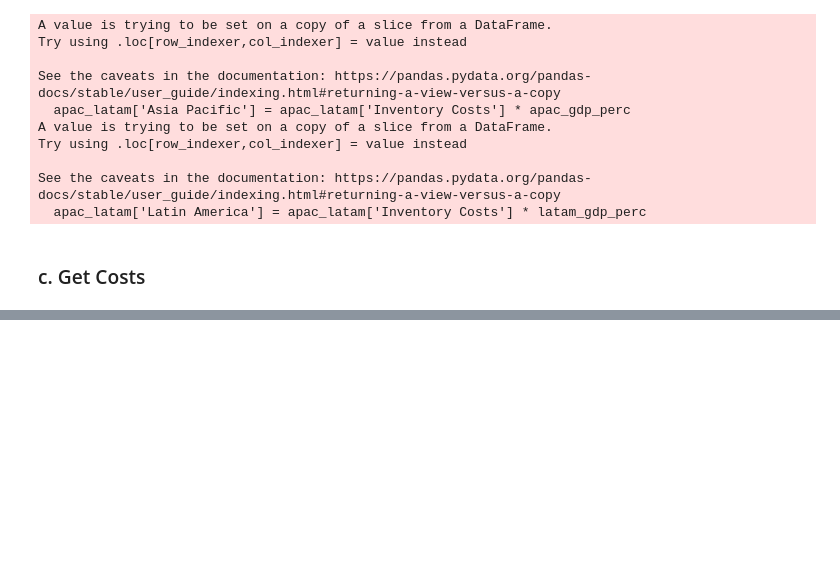
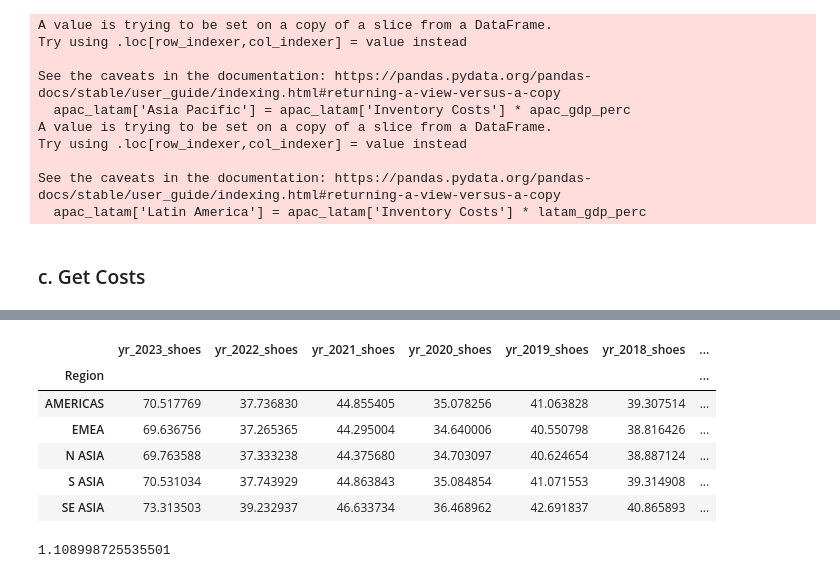
Before and after one commit to jasonjiajs/15.093_optimization_methods, a Jupyter notebook: 1_DataPrep.ipynb, the cells around one changed output, grey strips where cells are left out. Saved outputs shown, nothing was run; the diff lists cells and outputs as text; code cells hidden in the pictures; blank space fills up the shorter version.

```diff
--- a/1_DataPrep.ipynb
+++ b/1_DataPrep.ipynb
@@ -238,7 +244,7 @@ holding_cost_perc = pd.DataFrame({'Region': regions, 'Hold_Cost_perc': region_ho
 # %%
 costs = costs.merge(holding_cost_perc,
                     how = 'inner',
-                    on = 'Region')
+                    on = 'Year')
 # %%
 costs['inventory_costs_holding'] = costs['inventory_costs'] * costs['Hold_Cost_perc']
 costs['inventory_costs_goods'] = costs['inventory_costs'] * (1 - costs['Hold_Cost_perc'])
@@ -277,0 +285,6 @@ cost_output.to_csv('cost.csv')
+# %%
+final_df = perc_shoes_produced.copy()
+for i in range(0,perc_shoes_produced.shape[1]):
+    col = final_df.columns[i]
+    final_df[col] = final_df[col] * sales[i] * 1e6
+final_df = final_df / availability
@@ -277,0 +301,15 @@ cost_output.to_csv('cost.csv')
+# %%
+for i in range(0, final_df.shape[0]):
+    for j in range(0, final_df.shape[1]):
+        np.random.seed(i)
+        final_df.iloc[i,j] = final_df.iloc[i,j] * (1+ np.random.rand()/10)
+# %%
+final_df
+# %% [output]
+|  | yr_2023_shoes | yr_2022_shoes | yr_2021_shoes | yr_2020_shoes | yr_2019_shoes | yr_2018_shoes | ... |
+| Region |  |  |  |  |  |  | ... |
+| AMERICAS | 70.517769 | 37.736830 | 44.855405 | 35.078256 | 41.063828 | 39.307514 | ... |
+| EMEA | 69.636756 | 37.265365 | 44.295004 | 34.640006 | 40.550798 | 38.816426 | ... |
+| N ASIA | 69.763588 | 37.333238 | 44.375680 | 34.703097 | 40.624654 | 38.887124 | ... |
+| S ASIA | 70.531034 | 37.743929 | 44.863843 | 35.084854 | 41.071553 | 39.314908 | ... |
+| SE ASIA | 73.313503 | 39.232937 | 46.633734 | 36.468962 | 42.691837 | 40.865893 | ... |
@@ -277,0 +318,4 @@ cost_output.to_csv('cost.csv')
+# %%
+(1+ np.random.rand()/4)
+# %% [output]
+1.108998725535501
```
Also changed, not shown: parts of 12 cells of this notebook, 4 other files.
